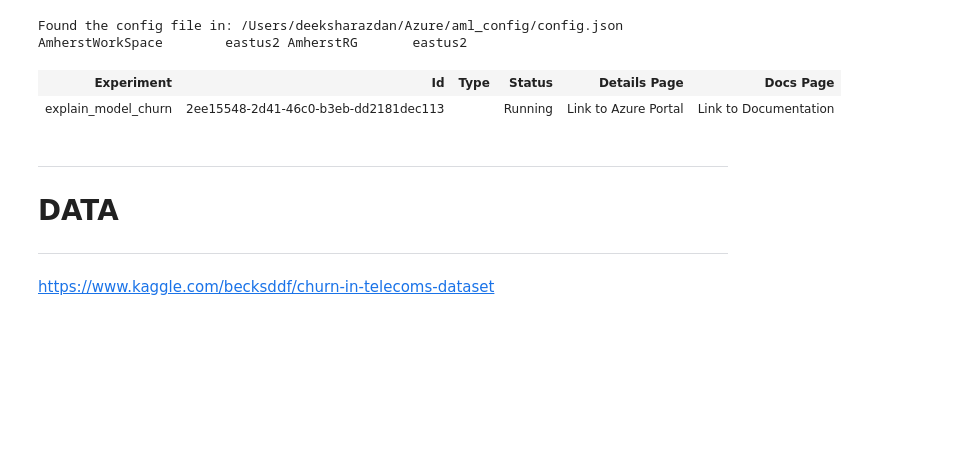
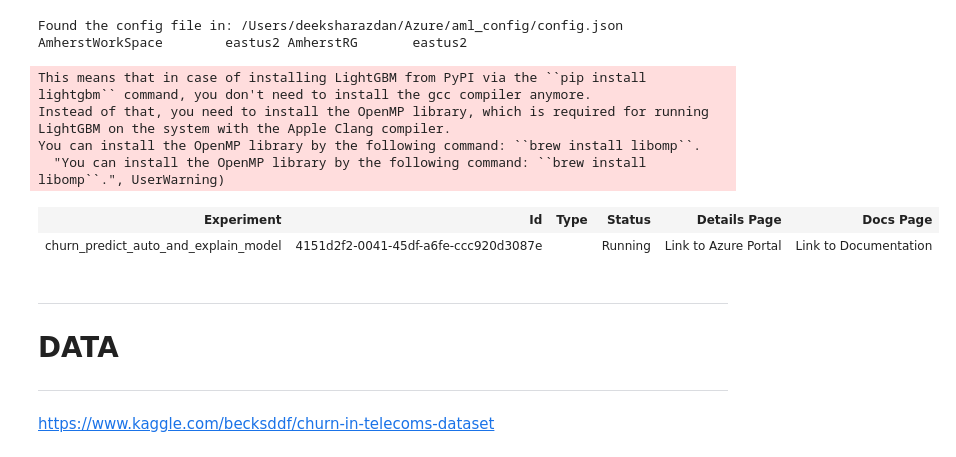
Before and after one commit to katiehouse3/microsoft-azure-ml-notebooks, a Jupyter notebook: Telecom Churn.ipynb, the cells around one changed output. Cells and saved outputs as stored; diff of their text form; code cells hidden in the pictures; blank space fills up the shorter version.

```diff
--- a/Telecom Churn.ipynb
+++ b/Telecom Churn.ipynb
@@ -55,16 +55,21 @@ AmherstWorkSpace        eastus2 AmherstRG       eastus2
 # %%
 # Create an experiment
 from azureml.core import Experiment
+from azureml.contrib.explain.model.explanation.explanation_client import ExplanationClient
 
-experiment_name = 'explain_model_churn'
+experiment_name = 'churn_predict_auto_and_explain_model'
 experiment = Experiment(ws, experiment_name)
 #run = experiment.start_logging()
 run= experiment.start_logging(snapshot_directory=None) # Faster
 client = ExplanationClient.from_run(run)
 run
 # %% [output]
+This means that in case of installing LightGBM from PyPI via the ``pip install lightgbm`` command, you don't need to install the gcc compiler anymore.
+Instead of that, you need to install the OpenMP library, which is required for running LightGBM on the system with the Apple Clang compiler.
+You can install the OpenMP library by the following command: ``brew install libomp``.
+  "You can install the OpenMP library by the following command: ``brew install libomp``.", UserWarning)
 | Experiment | Id | Type | Status | Details Page | Docs Page |
-| explain_model_churn | 2ee15548-2d41-46c0-b3eb-dd2181dec113 |  | Running | Link to Azure Portal | Link to Documentation |
+| churn_predict_auto_and_explain_model | 4151d2f2-0041-45df-a6fe-ccc920d3087e |  | Running | Link to Azure Portal | Link to Documentation |
 # %%
 # Assign the one you want
 compute_target=ws.compute_targets['gpucluster']
```
Also changed, not shown: parts of 36 cells of this notebook.
